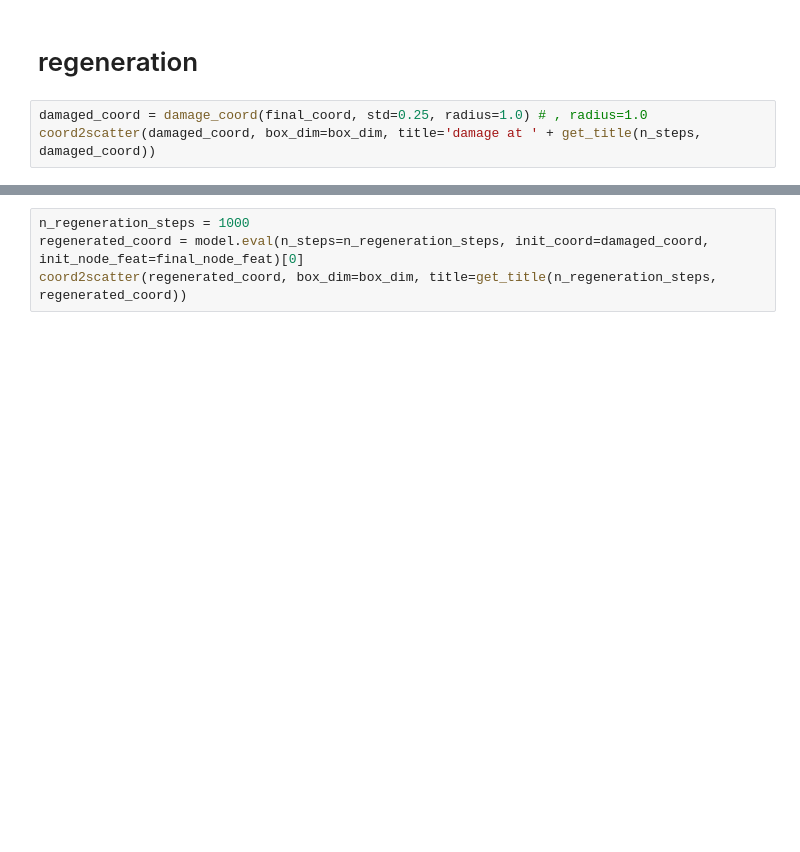
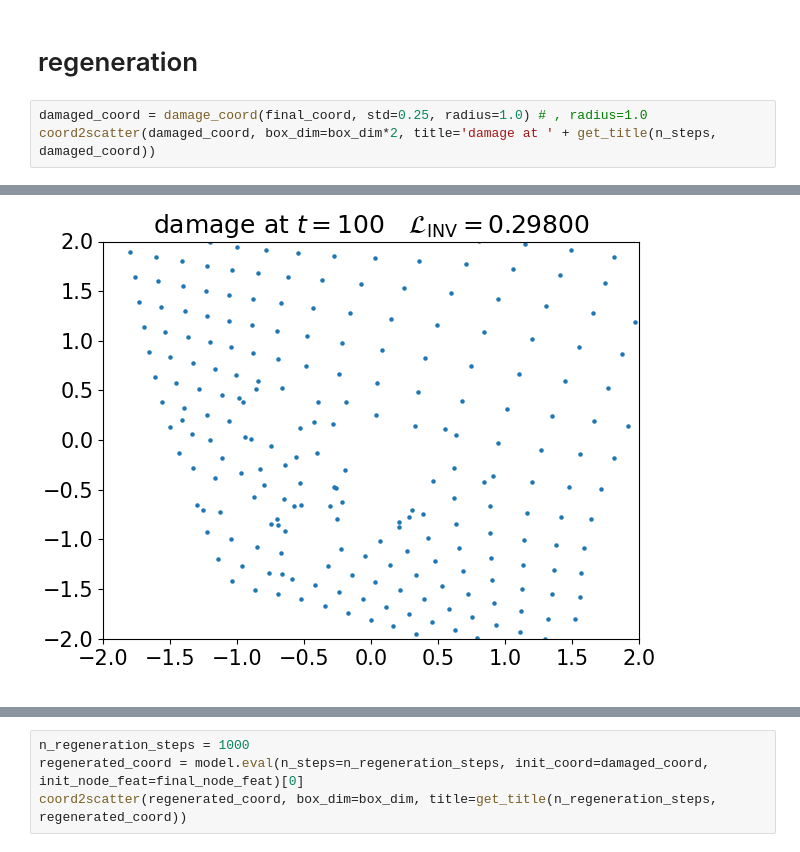
Before and after one commit to JellyPuddy/egnca, a Jupyter notebook: notebooks/test_geometric_graph.ipynb, the cells around one changed output, grey strips where cells are left out. Saved outputs shown, nothing was run; the diff lists cells and outputs as text; blank space fills up the shorter version.

```diff
--- a/notebooks/test_geometric_graph.ipynb
+++ b/notebooks/test_geometric_graph.ipynb
@@ -100,5 +132,5 @@ fig = coord2scatter(final_coord, title=get_title(n_steps, final_coord), box_dim=
 # regeneration
 # %%
 damaged_coord = damage_coord(final_coord, std=0.25, radius=1.0) # , radius=1.0
-coord2scatter(damaged_coord, box_dim=box_dim, title='damage at ' + get_title(n_steps, damaged_coord))
+coord2scatter(damaged_coord, box_dim=box_dim*2, title='damage at ' + get_title(n_steps, damaged_coord))
 # %% [output]
@@ -107,3 +137,4 @@ coord2scatter(damaged_coord, box_dim=box_dim, title='damage at ' + get_title(n_s
+[figure, added]
 # %%
 regenerated_coords = model.eval(
     n_steps=50, init_coord=damaged_coord, init_node_feat=final_node_feat, return_inter_states=True)[0]
```
Also changed, not shown: parts of 8 cells of this notebook, 7 other files.
